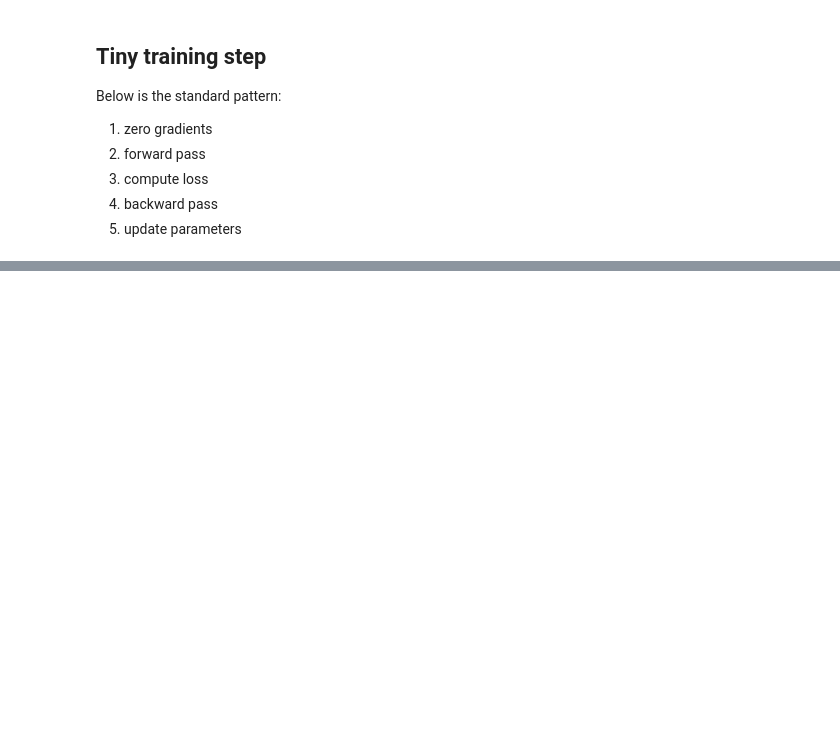
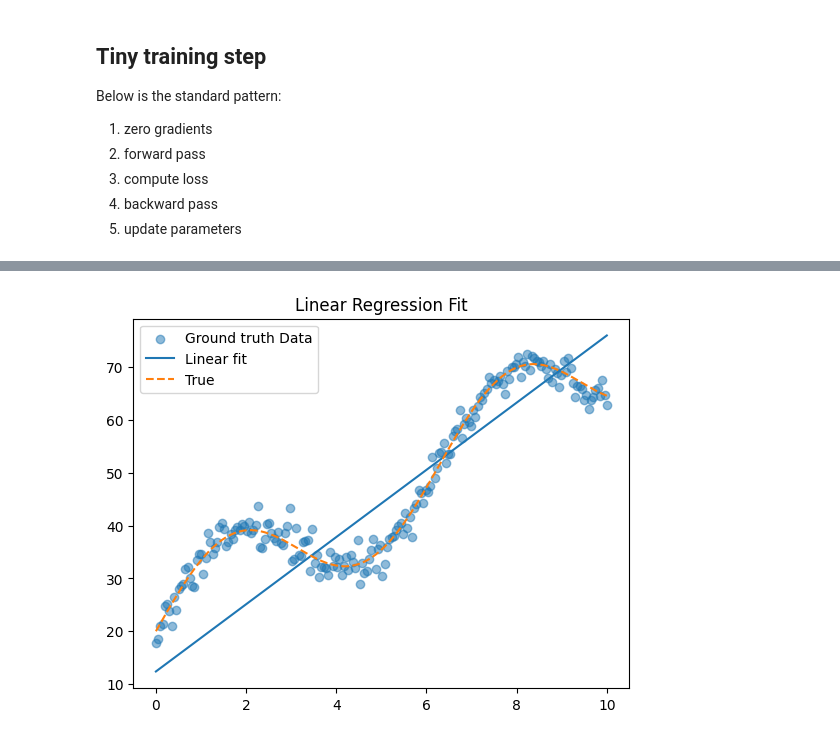
Before and after one commit to minhton211/cats-and-dogs-faces-ex, a Jupyter notebook: labs/lab3_basic_pytorch.ipynb, the cells around one changed output, grey strips where cells are left out. Drawn from its saved outputs; the diff is of its cells as text; code cells hidden in the pictures; blank space fills up the shorter version.

```diff
--- a/labs/lab3_basic_pytorch.ipynb
+++ b/labs/lab3_basic_pytorch.ipynb
@@ -256,0 +263,20 @@ for batch_x, batch_y in loader:
+# %%
+# Model: y = wx + b
+model = torch.nn.Linear(1, 1)
+
+loss_fn = torch.nn.MSELoss()
+optimizer = torch.optim.SGD(model.parameters(), lr=0.01)
+
+losses = []
+
+for epoch in range(150):
+    y_pred = model(X)
+    loss = loss_fn(y_pred, Y)
+
+    optimizer.zero_grad()
+    loss.backward()
+    optimizer.step()
+
+    losses.append(loss.item())
+
+print("Final linear loss:", loss.item())
@@ -256,0 +295,12 @@ for batch_x, batch_y in loader:
+# %%
+with torch.no_grad():
+    y_pred = model(X)
+
+plt.scatter(X.numpy(), Y.numpy(), alpha=0.5, label="Ground truth Data")
+plt.plot(X.numpy(), y_pred.numpy(), label="Linear fit")
+plt.plot(X.numpy(), true_func.numpy(), linestyle="--", label="True")
+plt.legend()
+plt.title("Linear Regression Fit")
+plt.show()
+# %% [output]
+[figure, added]
```
Also changed, not shown: parts of 26 cells of this notebook.
